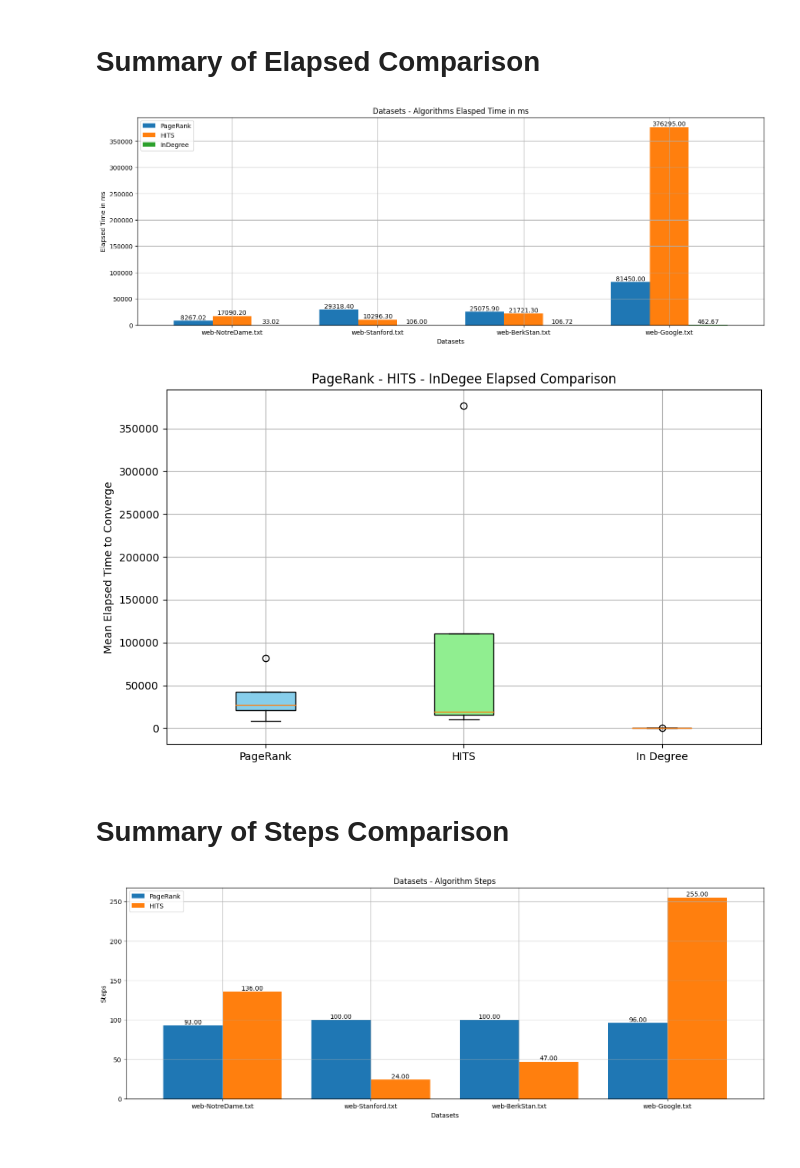
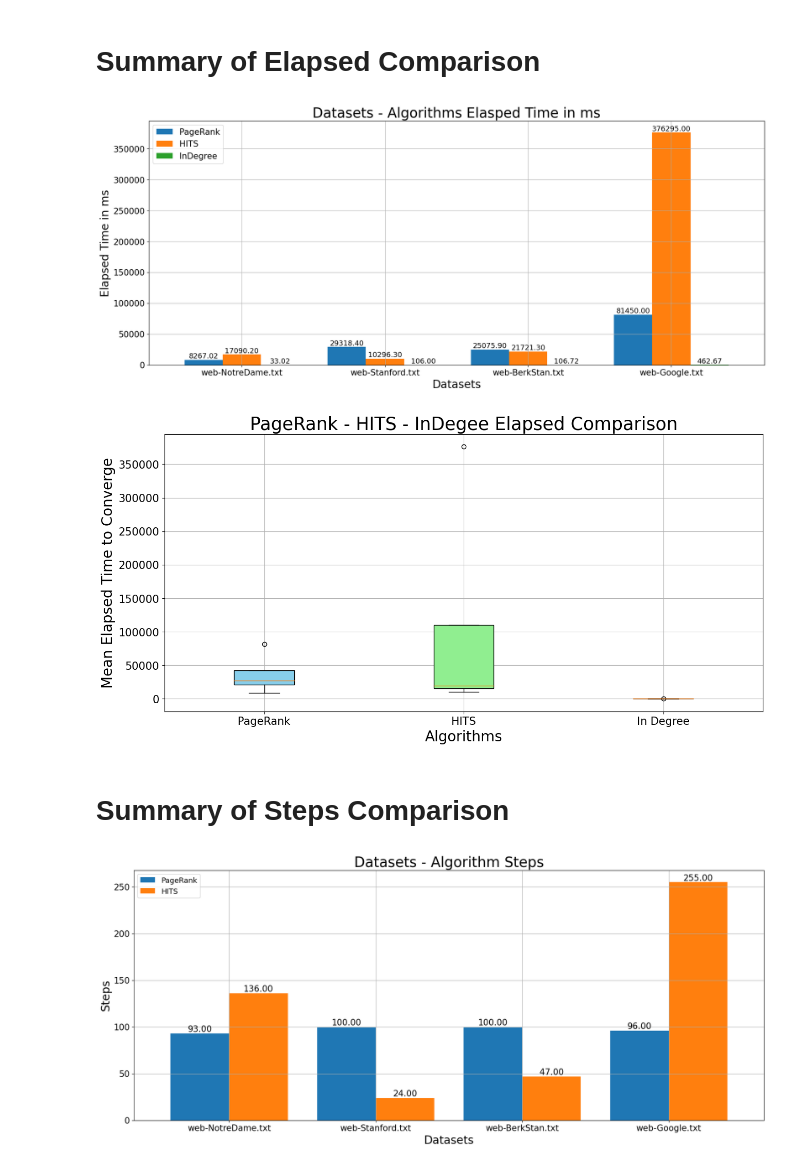
Before and after one commit to zuliani99/PageRank_HITS_Comparison, a Jupyter notebook: PR_HITS_IN_Comparison.ipynb, the cells around one changed output. Cells and saved outputs as stored; diff of their text form; code cells hidden in the pictures.

Commit message:
added graph

```diff
--- a/PR_HITS_IN_Comparison.ipynb
+++ b/PR_HITS_IN_Comparison.ipynb
@@ -150,26 +158,26 @@ plot_elapsed(elapsed_results, 3, 'Google Dataset')
 # %%
 # Set the dataset column as the index
 elapsed_results.set_index("dataset", inplace=True)
 
 # Plotting
-ax = elapsed_results.plot(kind="bar", figsize=(18, 6), width=0.8)
-plt.xlabel("Datasets")#, fontsize=20)
-plt.ylabel("Elapsed Time in ms")#, fontsize=20)
-plt.title("Datasets - Algorithms Elasped Time in ms")#, fontsize=25)
-plt.xticks(rotation=0)#, fontsize=15)
-#plt.yticks(fontsize=15)
+ax = elapsed_results.plot(kind="bar", figsize=(20, 8), width=0.8)
+plt.xlabel("Datasets", fontsize=20)
+plt.ylabel("Elapsed Time in ms", fontsize=20)
+plt.title("Datasets - Algorithms Elasped Time in ms", fontsize=25)
+plt.xticks(rotation=0, fontsize=15)
+plt.yticks(fontsize=15)
 plt.legend(title="Algorithms")
 plt.grid()
-ax.legend(loc=2, labels=["PageRank", "HITS", "InDegree"]) #, prop={'size': 15}
+ax.legend(loc=2, labels=["PageRank", "HITS", "InDegree"], prop={'size': 15})
 
 for container in ax.containers:
-    ax.bar_label(container, fmt='%.2f', label_type='edge')#, fontsize=15)
+    ax.bar_label(container, fmt='%.2f', label_type='edge', fontsize=13)
 
 plt.show()
 # %% [output]
-[figure, old version]
+[figure, new version]
 # %%
-plt.figure(figsize=(10, 6))
+plt.figure(figsize=(15, 7))
 
 boxplot = plt.boxplot(elapsed_results[['PR', 'HITS', 'ID']].to_numpy(),
             patch_artist=True,
@@ -182,33 +190,35 @@ box_colors = ['skyblue', 'lightgreen', 'lightcoral']
 for box, color in zip(boxplot['boxes'], box_colors):
     box.set_facecolor(color)
 
-plt.ylabel("Mean Elapsed Time to Converge")
-plt.title("PageRank - HITS - InDegee Elapsed Comparison")
-plt.xticks([1, 2, 3], ['PageRank', 'HITS', 'In Degree'])  # Custom tick labels
+plt.ylabel("Mean Elapsed Time to Converge", fontsize=20)
+plt.xlabel("Algorithms", fontsize=20)
+plt.title("PageRank - HITS - InDegee Elapsed Comparison", fontsize=25)
+plt.xticks([1, 2, 3], ['PageRank', 'HITS', 'In Degree'], fontsize=15)  # Custom tick labels
+plt.yticks(fontsize=15)
 plt.grid()
 plt.show()
 # %% [output]
-[figure, old version]
+[figure, new version]
 # %% [markdown]
 # Summary of Steps Comparison
 # %%
 steps_results.set_index("dataset", inplace=True)
 
 # Plotting
-ax = steps_results.plot(kind="bar", figsize=(18, 6), width=0.8)
-plt.xlabel("Datasets")#, fontsize=20)
-plt.ylabel("Steps")#, fontsize=20)
-plt.title("Datasets - Algorithm Steps")#, fontsize=25)
-plt.xticks(rotation=0)#, fontsize=15)
-#plt.yticks(fontsize=15)
+ax = steps_results.plot(kind="bar", figsize=(20, 8), width=0.8)
+plt.xlabel("Datasets", fontsize=20)
+plt.ylabel("Steps", fontsize=20)
+plt.title("Datasets - Algorithm Steps", fontsize=25)
+plt.xticks(rotation=0, fontsize=15)
+plt.yticks(fontsize=15)
 plt.legend(title="Algorithms")
 plt.grid()
-ax.legend(loc=2, labels=["PageRank", "HITS"]) #, prop={'size': 15}
+ax.legend(loc=2, labels=["PageRank", "HITS"], prop={'size': 13})
 
 for container in ax.containers:
-    ax.bar_label(container, fmt='%.2f', label_type='edge')#, fontsize=15)
+    ax.bar_label(container, fmt='%.2f', label_type='edge', fontsize=15)
 
 plt.show()
 # %% [output]
-[figure, old version]
+[figure, new version]
 # %%
```
Also changed, not shown: parts of 6 cells of this notebook, 16 other files.
